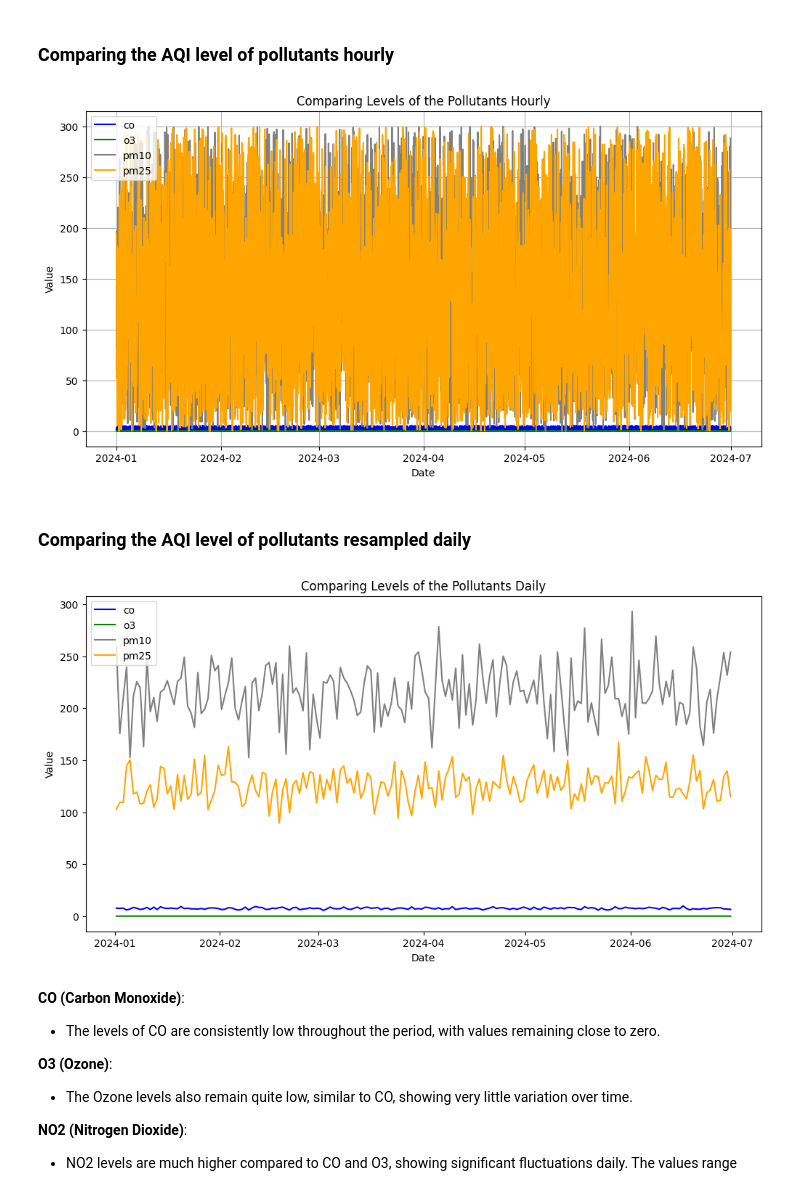
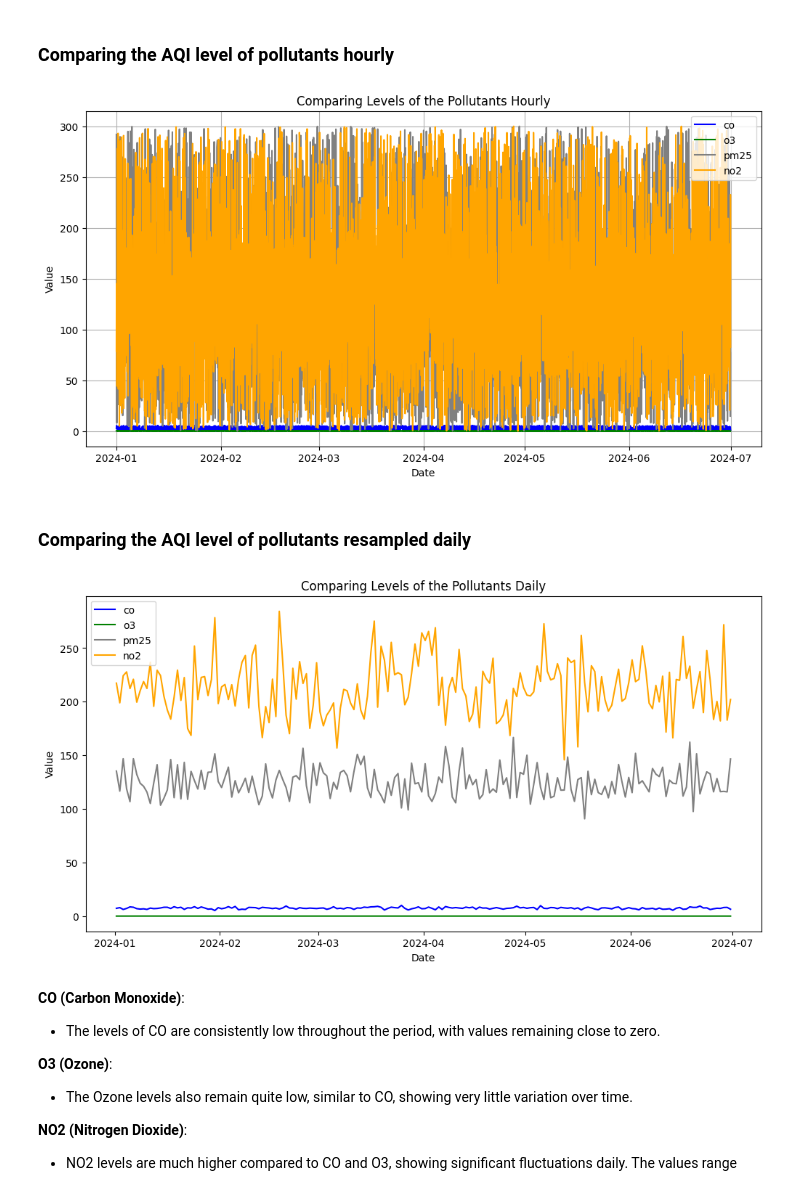
Before and after one commit to Campeon254/Air-Quality-Analysis, a Jupyter notebook: Daven PortAir Quality Analysis.ipynb, the cells around one changed output. Cells and saved outputs as stored; diff of their text form; code cells hidden in the pictures.

```diff
--- a/Daven PortAir Quality Analysis.ipynb
+++ b/Daven PortAir Quality Analysis.ipynb
@@ -215,7 +213,7 @@ Tools to be used include a lineplot, timeplot, correlation heatmap
 plt.figure(figsize=(12,6))
 sns.lineplot(data = Davenport_Aqi, x='datetimeUtc', y='AQI_co', label='co', color='blue')
 sns.lineplot(data = Davenport_Aqi, x='datetimeUtc', y='AQI_o3', label='o3', color='green')
-sns.lineplot(data = Davenport_Aqi, x='datetimeUtc', y='AQI_pm10', label='pm10', color='grey')
+sns.lineplot(data = Davenport_Aqi, x='datetimeUtc', y='AQI_pm25', label='pm25', color='grey')
 sns.lineplot(data = Davenport_Aqi, x='datetimeUtc', y='AQI_no2', label='no2', color='orange')
 
 # adding labels and title
@@ -226,28 +224,28 @@ plt.legend()
 plt.grid(True)
 plt.show()
 # %% [output]
-[figure, old version]
+[figure, new version]
 # %% [markdown]
 ### Comparing the AQI level of pollutants resampled daily
 # %%
 # Resampling the data to daily basis for a clearer view
 Davenport_Aqi_resampled_daily = Davenport_Aqi.resample('D').mean()
 
 # setting the figure size
 plt.figure(figsize=(12,6))
 sns.lineplot(data = Davenport_Aqi_resampled_daily, x='datetimeUtc', y='co', label='co', color='blue')
 sns.lineplot(data = Davenport_Aqi_resampled_daily, x='datetimeUtc', y='o3', label='o3', color='green')
-sns.lineplot(data = Davenport_Aqi_resampled_daily, x='datetimeUtc', y='pm10', label='pm10', color='grey')
+sns.lineplot(data = Davenport_Aqi_resampled_daily, x='datetimeUtc', y='pm25', label='pm25', color='grey')
 sns.lineplot(data = Davenport_Aqi_resampled_daily, x='datetimeUtc', y='no2', label='no2', color='orange')
 
 # adding labels and title
 plt.xlabel('Date')
 plt.ylabel('Value')
 plt.title('Comparing Levels of the Pollutants Daily')
 plt.legend()
 plt.show()
 # %% [output]
-[figure, old version]
+[figure, new version]
 # %% [markdown]
 **CO (Carbon Monoxide)**:
    - The levels of CO are consistently low throughout the period, with values remaining close to zero.
```
Also changed, not shown: parts of 13 cells of this notebook.
